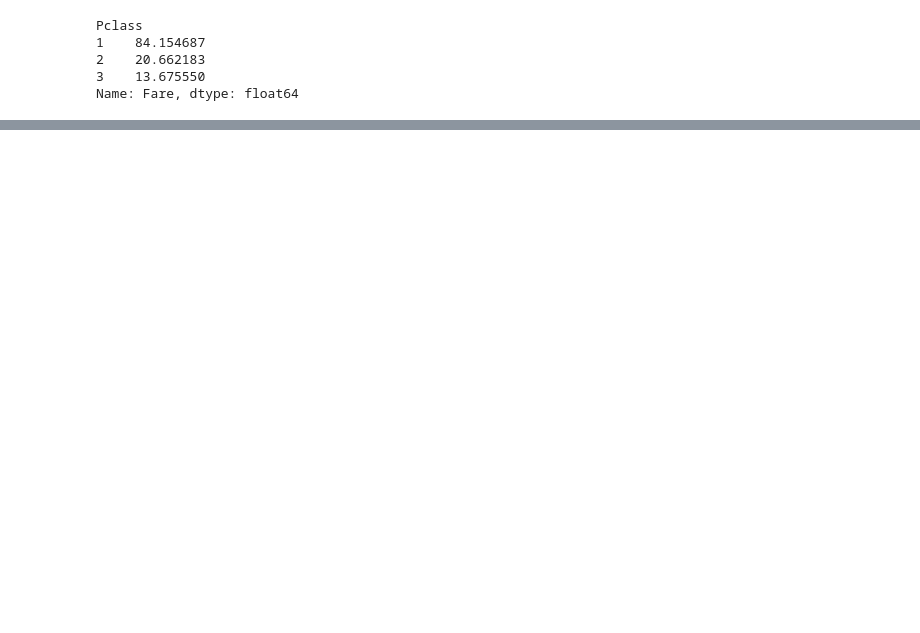
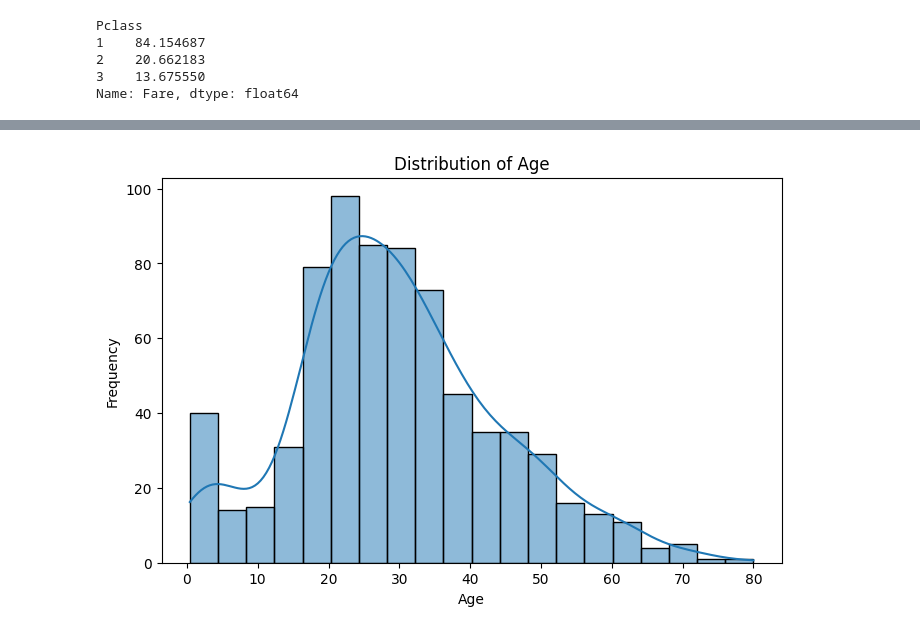
Before and after one commit to soumit02/Machine-Learning-Practice, a Jupyter notebook: src/EDA_Pandas_ML_Flow.ipynb, the cells around one changed output, grey strips where cells are left out. Cells and saved outputs as stored; diff of their text form; code cells hidden in the pictures; blank space fills up the shorter version.

```diff
--- a/src/EDA_Pandas_ML_Flow.ipynb
+++ b/src/EDA_Pandas_ML_Flow.ipynb
@@ -602,0 +623,10 @@ Name: Fare, dtype: float64
+# %%
+# 📊 Visualization: Distribution of Age
+plt.figure(figsize=(8, 5))
+sns.histplot(df['Age'].dropna(), kde=True)
+plt.title('Distribution of Age')
+plt.xlabel('Age')
+plt.ylabel('Frequency')
+plt.show()
+# %% [output]
+[figure, added]
```
Also changed, not shown: parts of 21 cells of this notebook.
